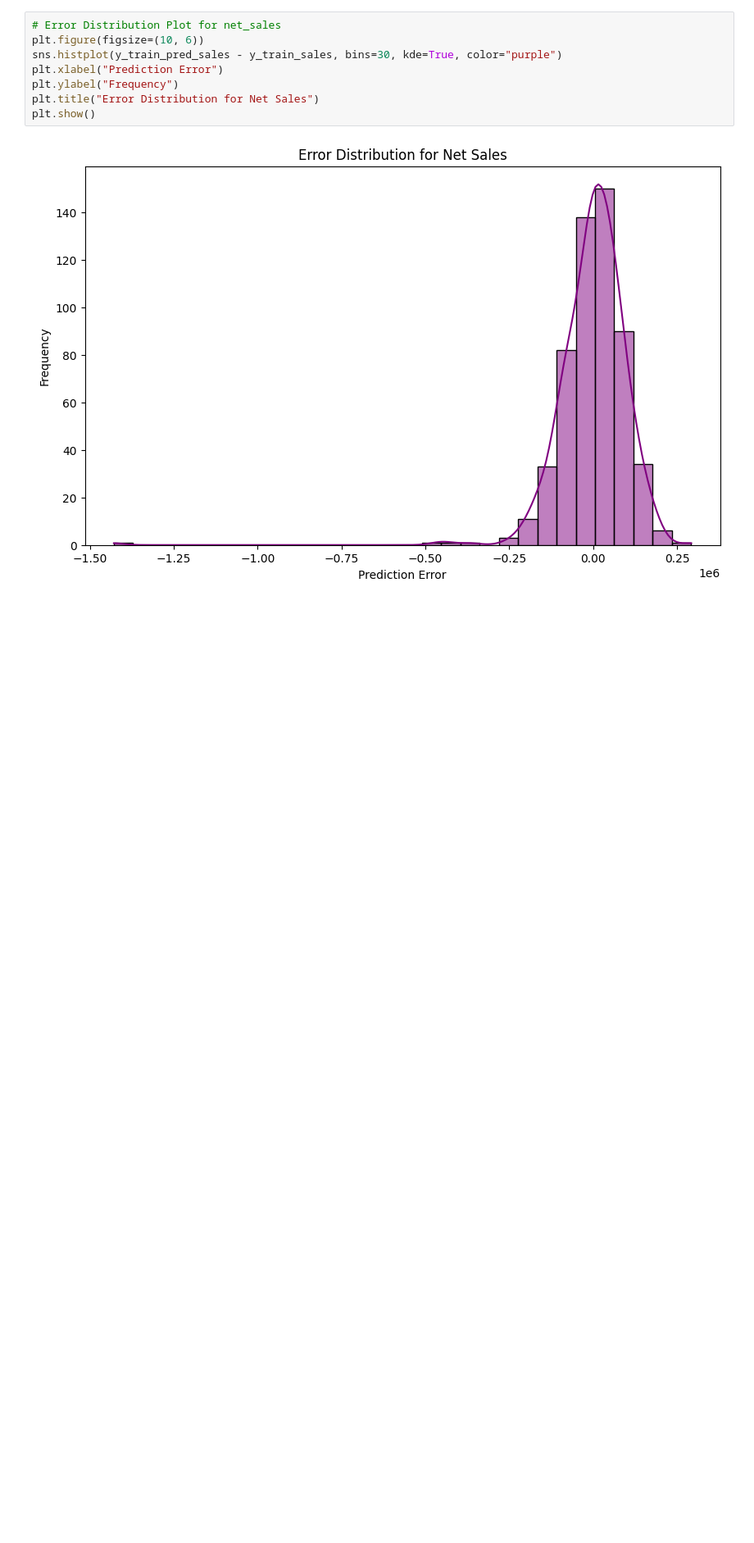
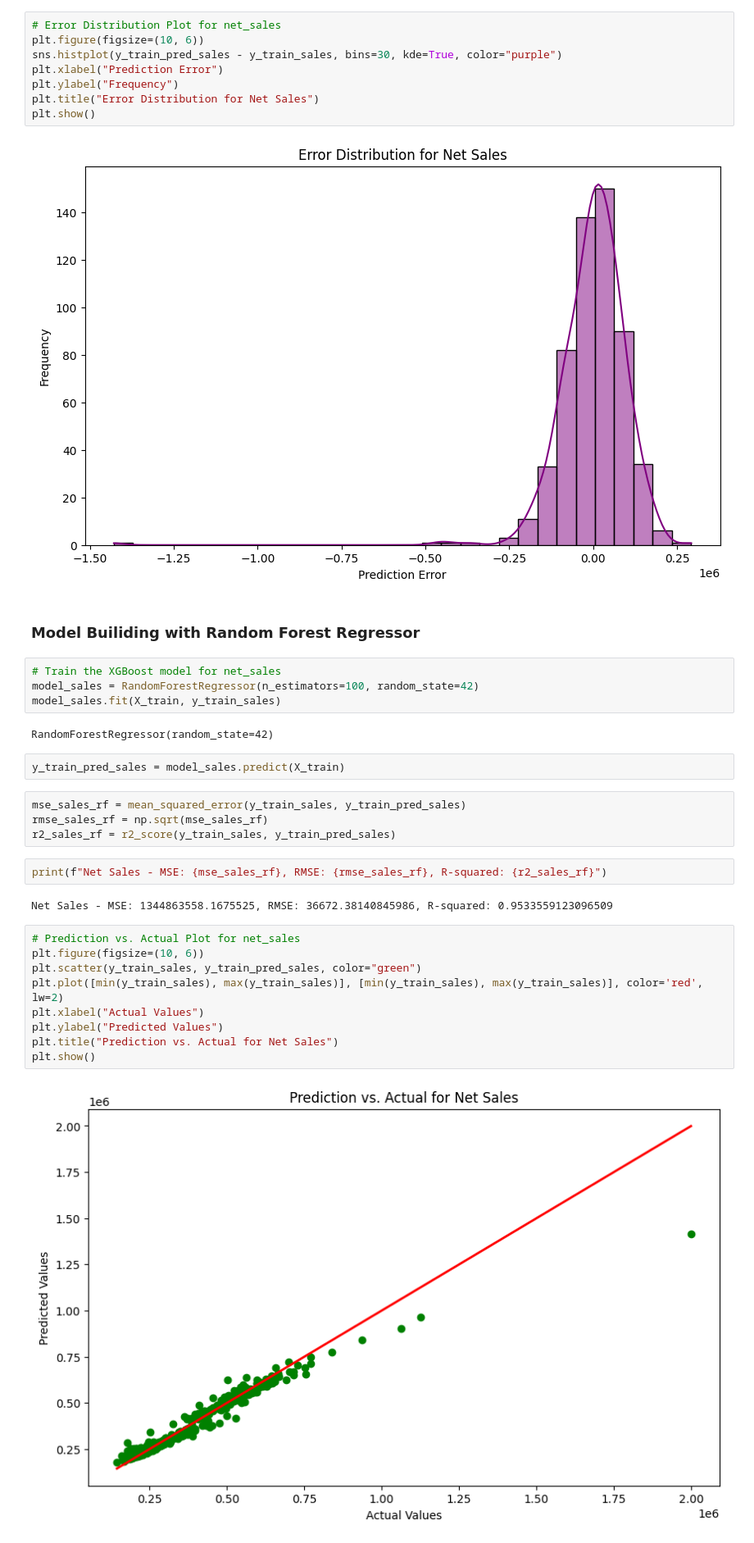
Before and after one commit to RusiruDananga/ML_CW, a Jupyter notebook: src/models/sales_pred_model.ipynb, the cells around one changed output. Shown at 82% size. Saved outputs shown, nothing was run; the diff lists cells and outputs as text; blank space fills up the shorter version.

```diff
--- a/src/models/sales_pred_model.ipynb
+++ b/src/models/sales_pred_model.ipynb
@@ -142,3 +145,32 @@ plt.title("Error Distribution for Net Sales")
 plt.show()
 # %% [output]
 [figure]
+# %% [markdown]
+### Model Builiding with Random Forest Regressor
+# %%
+# Train the XGBoost model for net_sales
+model_sales = RandomForestRegressor(n_estimators=100, random_state=42)
+model_sales.fit(X_train, y_train_sales)
+# %% [output]
+RandomForestRegressor(random_state=42)
+# %%
+y_train_pred_sales = model_sales.predict(X_train)
+# %%
+mse_sales_rf = mean_squared_error(y_train_sales, y_train_pred_sales)
+rmse_sales_rf = np.sqrt(mse_sales_rf)
+r2_sales_rf = r2_score(y_train_sales, y_train_pred_sales)
+# %%
+print(f"Net Sales - MSE: {mse_sales_rf}, RMSE: {rmse_sales_rf}, R-squared: {r2_sales_rf}")
+# %% [output]
+Net Sales - MSE: 1344863558.1675525, RMSE: 36672.38140845986, R-squared: 0.9533559123096509
+# %%
+# Prediction vs. Actual Plot for net_sales
+plt.figure(figsize=(10, 6))
+plt.scatter(y_train_sales, y_train_pred_sales, color="green")
+plt.plot([min(y_train_sales), max(y_train_sales)], [min(y_train_sales), max(y_train_sales)], color='red', lw=2)
+plt.xlabel("Actual Values")
+plt.ylabel("Predicted Values")
+plt.title("Prediction vs. Actual for Net Sales")
+plt.show()
+# %% [output]
+[figure, added]
```
Also changed, not shown: parts of 3 cells of this notebook, 7 other files.
